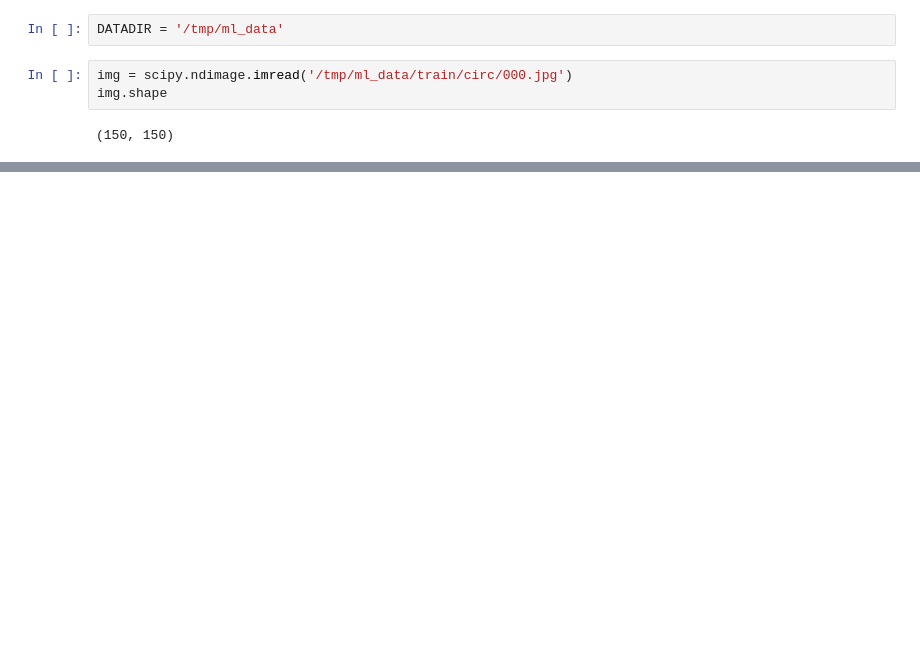
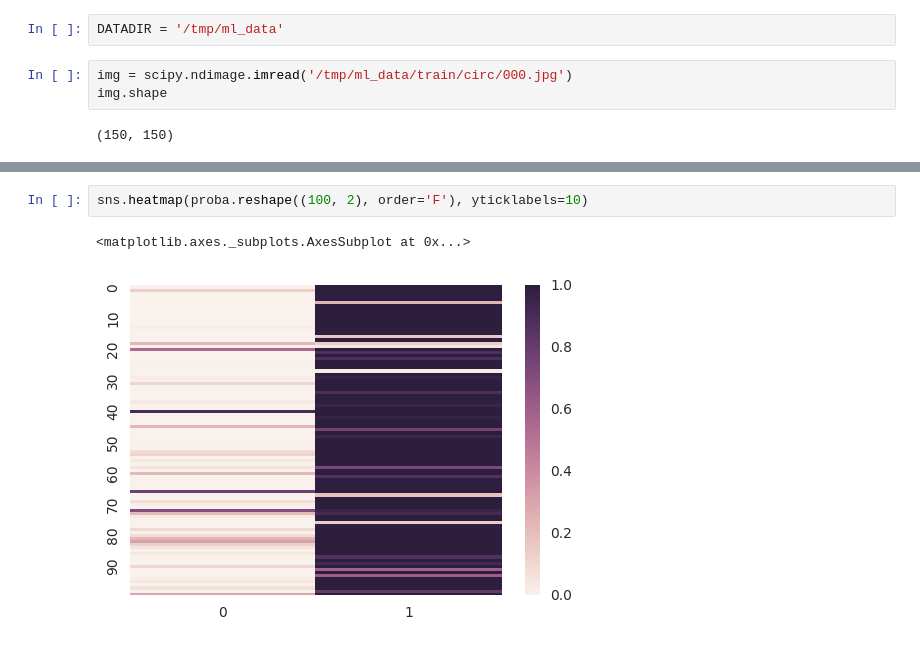
Before and after one commit to jstutters/mlshapes, a Jupyter notebook: train.ipynb, the cells around one changed output, grey strips where cells are left out. Cells and saved outputs as stored; diff of their text form; blank space fills up the shorter version.

```diff
--- a/train.ipynb
+++ b/train.ipynb
@@ -80,0 +101,5 @@ model.metrics_names
+# %%
+sns.heatmap(proba.reshape((100, 2), order='F'), yticklabels=10)
+# %% [output]
+<matplotlib.axes._subplots.AxesSubplot at 0x...>
+[figure, added]
```
Also changed, not shown: parts of 16 cells of this notebook.
